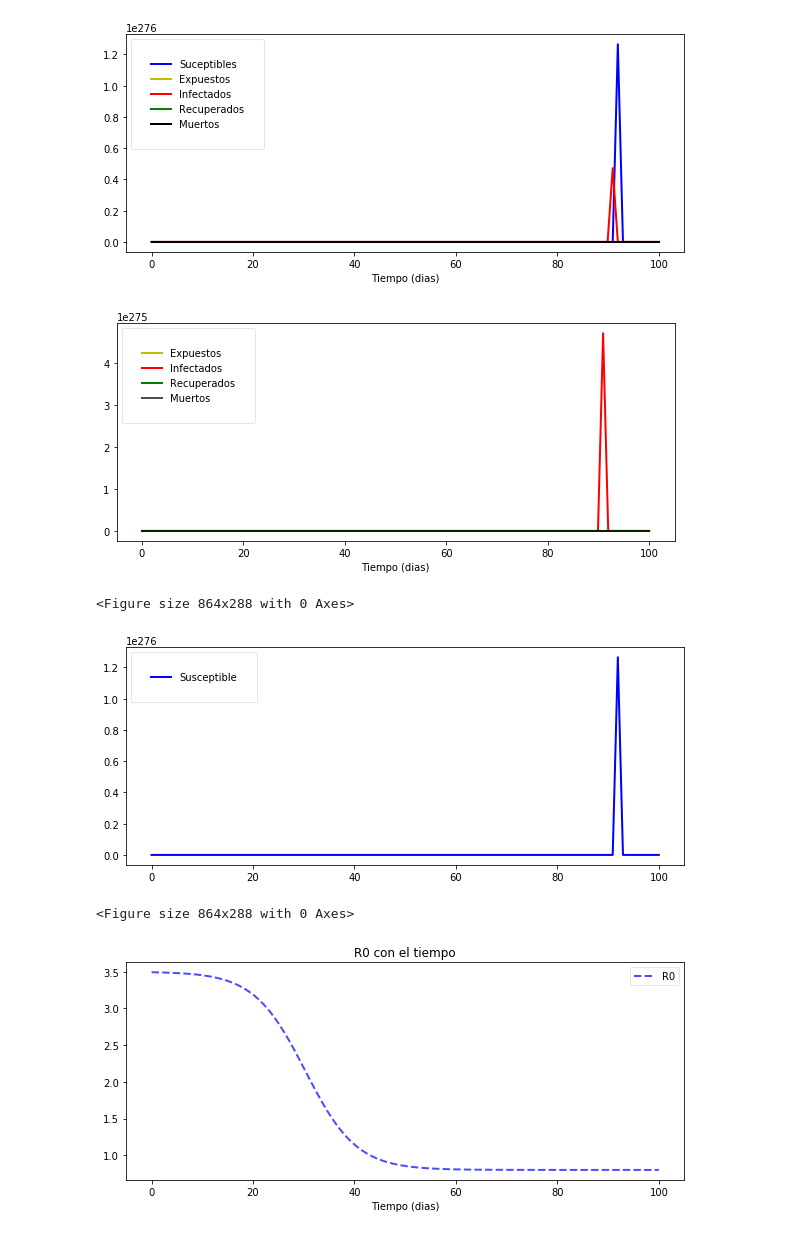
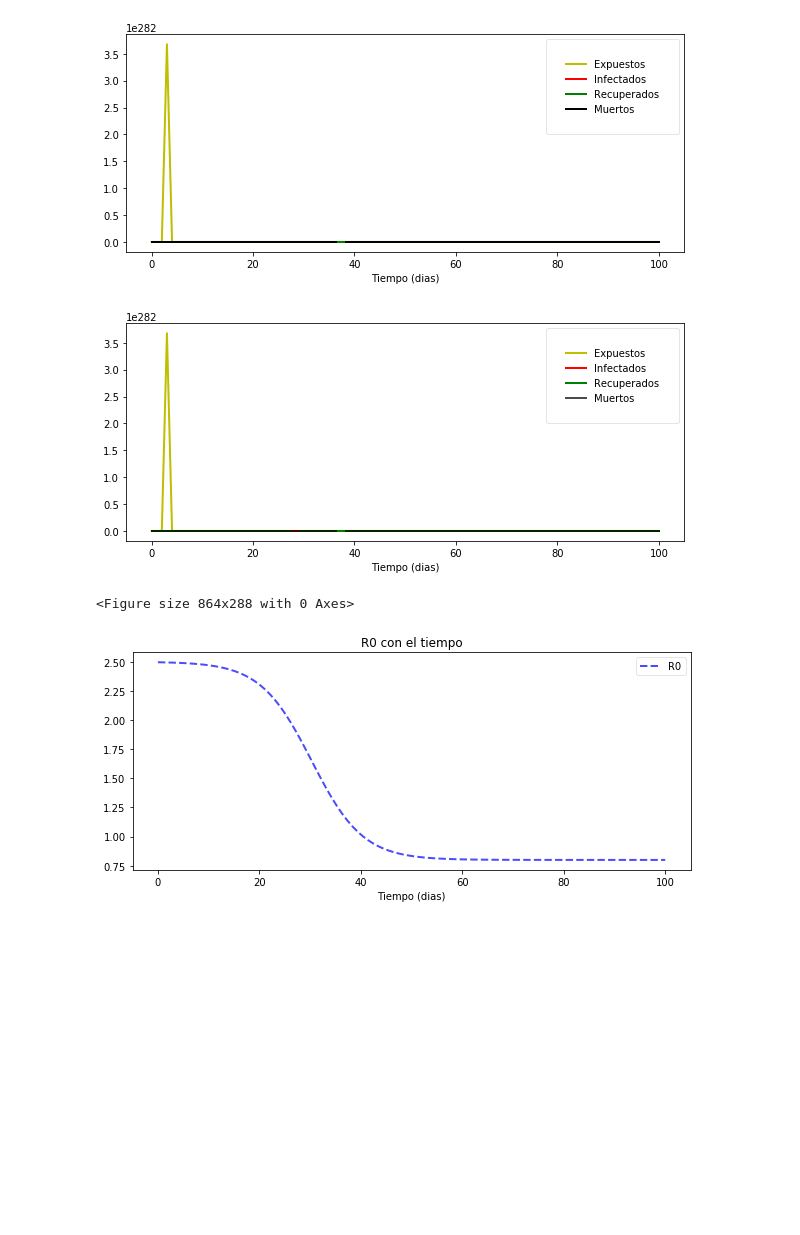
Before and after one commit to memoherreraacosta/modelo_seir, a Jupyter notebook: El_bueno.ipynb, the cells around one changed output. Cells and saved outputs as stored; diff of their text form; code cells hidden in the pictures; blank space fills up the shorter version.

Commit message:
data added and results shown
Signed-off-by: Guillermo Herrera Acosta <a01400835@itesm.mx>

```diff
--- a/El_bueno.ipynb
+++ b/El_bueno.ipynb
@@ -7,7 +7,7 @@ import matplotlib.pyplot as plt
 # %%
 def plotseird(t, S, E, I, R, D, L=None, R0=None):
     fp, axp = plt.subplots(1,1,figsize=(10,4))
-    axp.plot(t, S, 'b', linewidth=2, label='Suceptibles')
+    #axp.plot(t, S, 'b', linewidth=2, label='Suceptibles')
     axp.plot(t, E, 'y', linewidth=2, label='Expuestos')
     axp.plot(t, I, 'r', linewidth=2, label='Infectados')
     axp.plot(t, R, 'g', linewidth=2, label='Recuperados')
@@ -29,6 +29,7 @@ def plotseird(t, S, E, I, R, D, L=None, R0=None):
     legend.get_frame().set_alpha(0.5)
     plt.show()
 
+    """
     f1 = plt.figure(figsize=(12,4))
     f1p, ax0 = plt.subplots(1,1,figsize=(10,4))
     ax0.plot(t, S, 'b', linewidth=2, label='Susceptible')
@@ -36,6 +37,7 @@ def plotseird(t, S, E, I, R, D, L=None, R0=None):
     legend = ax0.legend(borderpad=2.0)
     legend.get_frame().set_alpha(0.5)
     plt.show()
+    """
 
     f2 = plt.figure(figsize=(12,4))
     f2p, ax1 = plt.subplots(1,1,figsize=(10,4))
@@ -59,18 +61,6 @@ def deriv(y, t, N, beta, gamma, delta, alpha, rho):
     dRdt = (1 - alpha) * gamma * I
     dDdt = alpha * rho * I
     return dSdt, dEdt, dIdt, dRdt, dDdt
-
-
-def R_0(t):
-    return 9 if t < L else 1.2
-
-
-def logistic_R_0(t):
-    return (R_0_start-R_0_end) / (1 + np.exp(-k*(-t+x0))) + R_0_end
-
-
-def beta(t):
-    return logistic_R_0(t) * gamma
 
 
 def data_time(t, data):
@@ -116,6 +106,17 @@ delta = 1.0 / 6
 
 
 R_0 = 1.2
+R_0_start, k, x0, R_0_end = 2.5, 0.2, 30, 0.8
+
+
+def R_0(t):
+    return 5 if t < L else 1.2
+
+
+def logistic_R_0(t):
+    return (R_0_start-R_0_end) / (1 + np.exp(-k*(-t+x0))) + R_0_end
+
+
 # total number of people an infected person infects
 # based on Study of
 #    - SoCieDat
@@ -125,8 +126,9 @@ R_0 = 1.2
 # Taking the average they give between .8 and 1.5 of range.
 # Source: https://datoscovid.mx/
 
+
 def beta(t):
-    return R_0 * gamma
+    return logistic_R_0(t) * gamma
 # expected amount of people an infected person infects per day
 
 casos_zmg = {
@@ -137,30 +139,32 @@ casos_zmg = {
 }
 casos_total = sum(casos_zmg.values())
 alpha = casos_zmg["defunciones"]/casos_total
+alpha = .096733
 # death rate
 # Source: https://ssj.jalisco.gob.mx/prensa/noticia/9037
 # Date: May 25 (latest)
 
 days = 11
+days = 10.5844
 rho = 1/days
 # days from infection until death
 # source: South Corea editorial Dong-A Ilbo's research
 # %%
 S0, E0, I0, R0, D0 = N-7, 5, 2, 0, 0  # initial conditions
+L =30
+
 t = np.linspace(0, 100, 100) # Grid of time points (in days)
 y0 = S0, E0, I0, R0, D0 # Initial conditions vector
 
 # Integrate the SIR equations over the time grid, t.
 ret = odeint(deriv, y0, t, args=(N, beta, gamma, delta, alpha, rho))
 S, E, I, R, D = ret.T
 R0_over_time = [logistic_R_0(i) for i in range(len(t))]
 
 plotseird(t, S, E, I, R, D, R0=R0_over_time)
-data_time(30,ret)
+#data_time(30,ret)
 # %% [output]
-[figure, old version]
+[figure, new version]
-[figure, old version]
+[figure, new version]
 <Figure size 864x288 with 0 Axes>
-[figure, old version]
+[figure, new version]
-<Figure size 864x288 with 0 Axes>
-[figure, removed]
```
Also changed, not shown: parts of 11 cells of this notebook.
